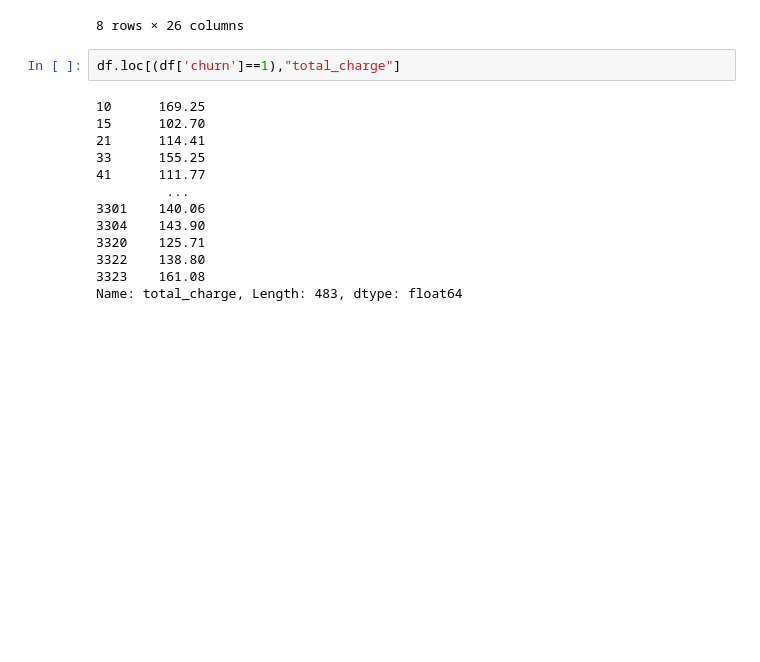
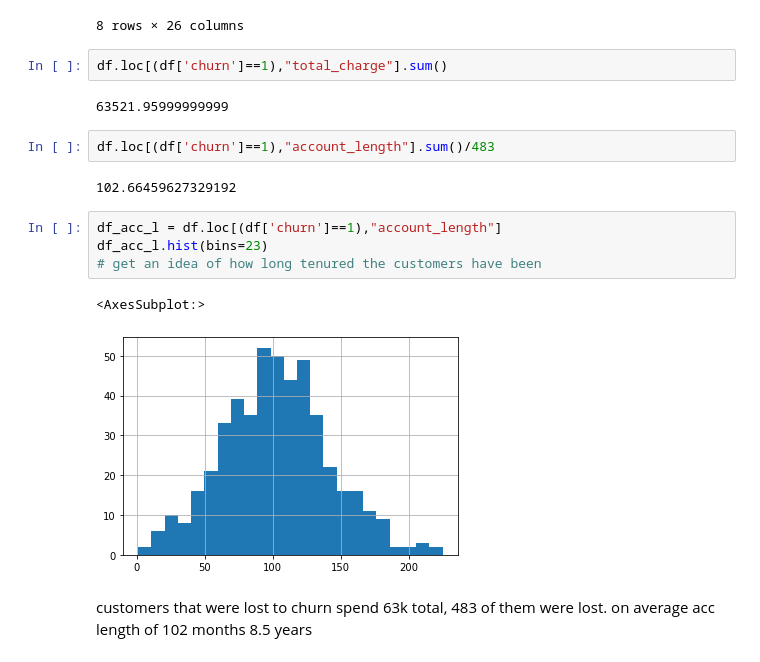
Before and after one commit to arthursjkim/SyriaTel_Customer_Churn, a Jupyter notebook: Tony_notebook-Copy1.ipynb, the cells around one changed output. Cells and saved outputs as stored; diff of their text form; blank space fills up the shorter version.

```diff
--- a/Tony_notebook-Copy1.ipynb
+++ b/Tony_notebook-Copy1.ipynb
@@ -776,17 +778,19 @@ df.describe()
 | max | 243.000000 | 510.000000 | 51.000000 | 350.800000 | 165.000000 | 59.640000 | ... |
 8 rows × 26 columns
 # %%
-df.loc[(df['churn']==1),"total_charge"]
+df.loc[(df['churn']==1),"total_charge"].sum()
 # %% [output]
-10      169.25
-15      102.70
-21      114.41
-33      155.25
-41      111.77
-         ...
-3301    140.06
-3304    143.90
-3320    125.71
-3322    138.80
-3323    161.08
-Name: total_charge, Length: 483, dtype: float64
+63521.95999999999
+# %%
+df.loc[(df['churn']==1),"account_length"].sum()/483
+# %% [output]
+102.66459627329192
+# %%
+df_acc_l = df.loc[(df['churn']==1),"account_length"]
+df_acc_l.hist(bins=23)
+# get an idea of how long tenured the customers have been
+# %% [output]
+<AxesSubplot:>
+[figure, added]
+# %% [markdown]
+customers that were lost to churn spend 63k total, 483 of them were lost. on average acc length of 102 months 8.5 years
```
Also changed, not shown: parts of 10 cells of this notebook.
